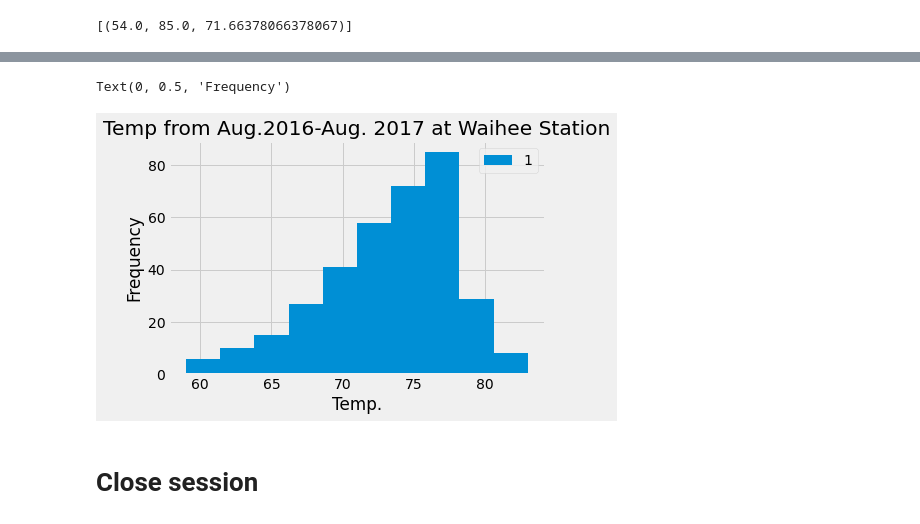
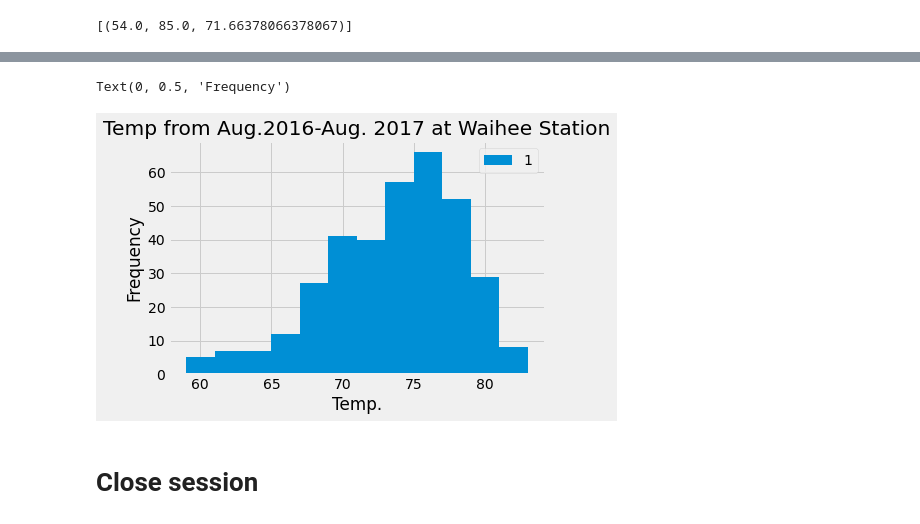
Before and after one commit to caseyjuergens/sqlalchemy-challenge, a Jupyter notebook: climate_starter.ipynb, the cells around one changed output, grey strips where cells are left out. Drawn from its saved outputs; the diff is of its cells as text; code cells hidden in the pictures.

```diff
--- a/climate_starter.ipynb
+++ b/climate_starter.ipynb
@@ -181,13 +181,13 @@ most_active_last_year
 # %%
 #histogram
 most_active_last_year_df= pd.DataFrame(most_active_last_year)
-most_active_last_year_df.plot.hist()
+most_active_last_year_df.plot.hist(bins=12)
 plt.title("Temp from Aug.2016-Aug. 2017 at Waihee Station")
 plt.xlabel("Temp.")
 plt.ylabel("Frequency")
 # %% [output]
 Text(0, 0.5, 'Frequency')
-[figure, old version]
+[figure, new version]
 # %% [markdown]
 # Close session
 # %%
```
Also changed, not shown: 1 other file.
